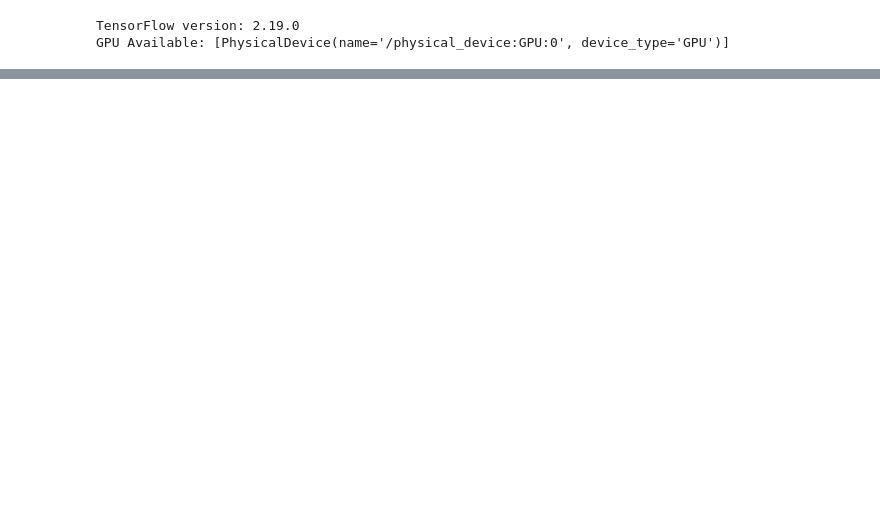
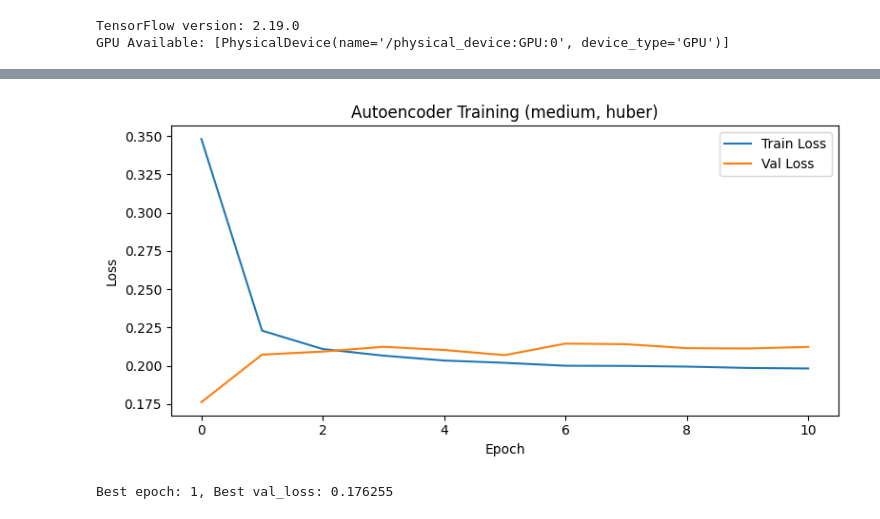
Before and after one commit to mustafaberberler/fraud-detection, a Jupyter notebook: src/ml/train_ae.ipynb, the cells around one changed output, grey strips where cells are left out. Saved outputs shown, nothing was run; the diff lists cells and outputs as text; code cells hidden in the pictures; blank space fills up the shorter version.

```diff
--- a/src/ml/train_ae.ipynb
+++ b/src/ml/train_ae.ipynb
@@ -768,0 +358,26 @@ ROC AUC: 0.4856202168541525
+# %%
+callbacks = [
+    EarlyStopping(
+        monitor="val_loss",
+        patience=10,
+        restore_best_weights=True,
+        verbose=1
+    ),
+    ReduceLROnPlateau(
+        monitor="val_loss",
+        factor=0.5,
+        patience=5,
+        min_lr=1e-6,
+        verbose=1
+    )
+]
+
+history = autoencoder.fit(
+    X_train_split, X_train_split,
+    validation_data=(X_val_split, X_val_split),
+    epochs=100,         # EarlyStopping durduracak
+    batch_size=1024,
+    callbacks=callbacks,
+    shuffle=True,
+    verbose=1
+)
@@ -768,0 +402,18 @@ ROC AUC: 0.4856202168541525
+# %%
+# Training history
+fig, ax = plt.subplots(1, 1, figsize=(8, 4))
+ax.plot(history.history["loss"], label="Train Loss")
+ax.plot(history.history["val_loss"], label="Val Loss")
+ax.set_xlabel("Epoch")
+ax.set_ylabel("Loss")
+ax.set_title(f"Autoencoder Training ({ARCHITECTURE}, {LOSS_FN})")
+ax.legend()
+plt.tight_layout()
+plt.show()
+
+best_epoch = np.argmin(history.history["val_loss"]) + 1
+best_val_loss = min(history.history["val_loss"])
+print(f"Best epoch: {best_epoch}, Best val_loss: {best_val_loss:.6f}")
+# %% [output]
+[figure, added]
+Best epoch: 1, Best val_loss: 0.176255
```
Also changed, not shown: parts of 58 cells of this notebook, 30 other files.
